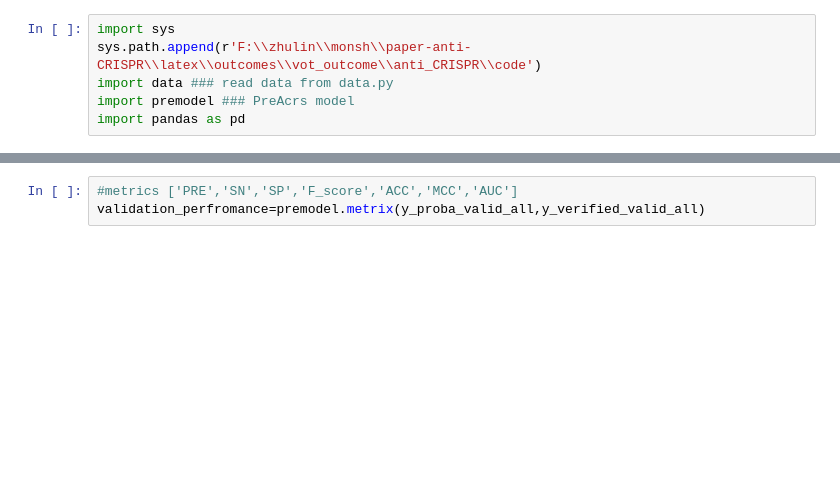
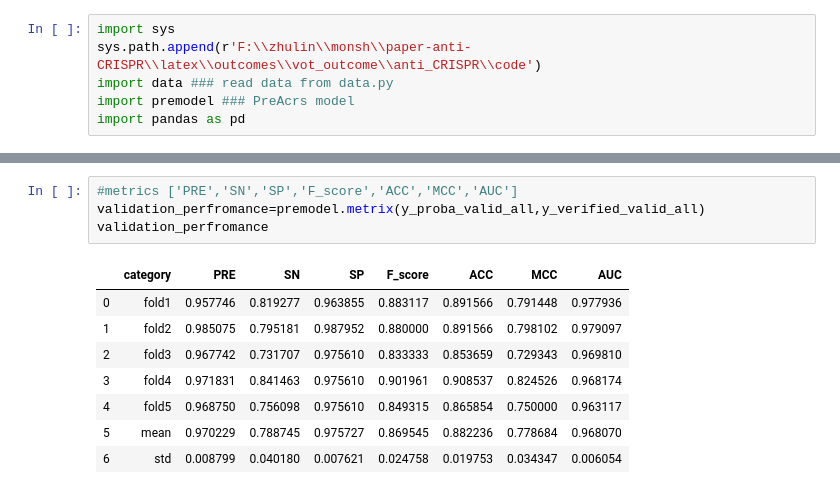
Before and after one commit to harel-coffee/anti_CRISPR-auto, a Jupyter notebook: code/PreAcrs.ipynb, the cells around one changed output, grey strips where cells are left out. Cells and saved outputs as stored; diff of their text form; blank space fills up the shorter version.

```diff
--- a/code/PreAcrs.ipynb
+++ b/code/PreAcrs.ipynb
@@ -20,6 +15,16 @@ AttributeError: module 'matplotlib.pyplot' has no attribute 'set_xlim'
 # %%
 #metrics ['PRE','SN','SP','F_score','ACC','MCC','AUC']
 validation_perfromance=premodel.metrix(y_proba_valid_all,y_verified_valid_all)
+validation_perfromance
+# %% [output]
+|  | category | PRE | SN | SP | F_score | ACC | MCC | AUC |
+| 0 | fold1 | 0.957746 | 0.819277 | 0.963855 | 0.883117 | 0.891566 | 0.791448 | 0.977936 |
+| 1 | fold2 | 0.985075 | 0.795181 | 0.987952 | 0.880000 | 0.891566 | 0.798102 | 0.979097 |
+| 2 | fold3 | 0.967742 | 0.731707 | 0.975610 | 0.833333 | 0.853659 | 0.729343 | 0.969810 |
+| 3 | fold4 | 0.971831 | 0.841463 | 0.975610 | 0.901961 | 0.908537 | 0.824526 | 0.968174 |
+| 4 | fold5 | 0.968750 | 0.756098 | 0.975610 | 0.849315 | 0.865854 | 0.750000 | 0.963117 |
+| 5 | mean | 0.970229 | 0.788745 | 0.975727 | 0.869545 | 0.882236 | 0.778684 | 0.968070 |
+| 6 | std | 0.008799 | 0.040180 | 0.007621 | 0.024758 | 0.019753 | 0.034347 | 0.006054 |
 # %%
 
 ##the performance of the testing dataset
```
Also changed, not shown: parts of 6 cells of this notebook, 1 other file.
